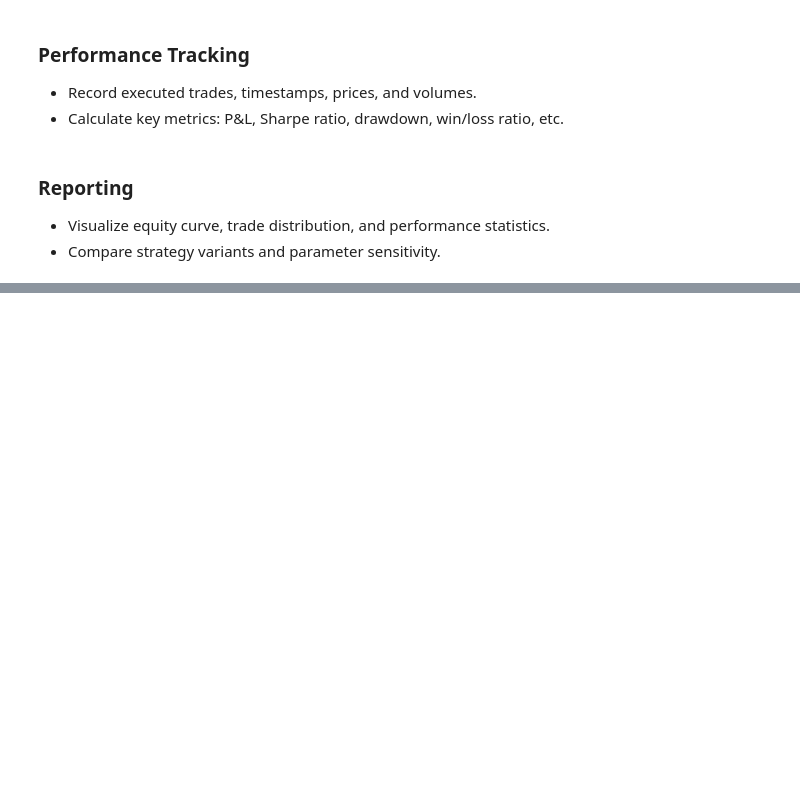
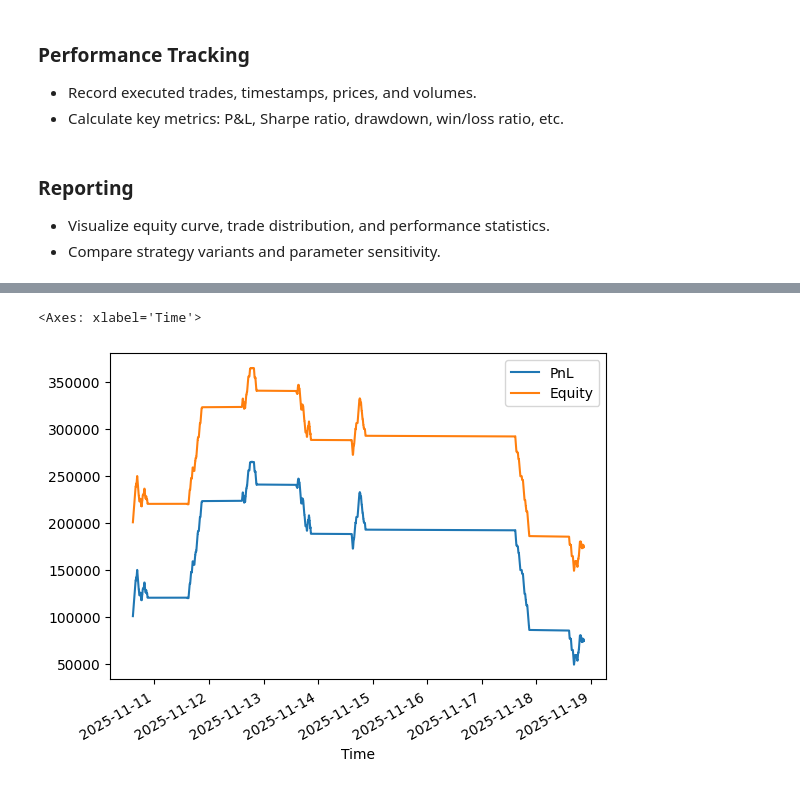
Before and after one commit to mmiah00/finm32500_Assignments, a Jupyter notebook: EndToEnd/StrategyBacktesting.ipynb, the cells around one changed output, grey strips where cells are left out. Drawn from its saved outputs; the diff is of its cells as text; code cells hidden in the pictures; blank space fills up the shorter version.

```diff
--- a/EndToEnd/StrategyBacktesting.ipynb
+++ b/EndToEnd/StrategyBacktesting.ipynb
@@ -122,0 +140,12 @@ def metrics(df,position):
+# %%
+def generate_equity_curve():
+    equity_curve = pd.DataFrame(list(pnls.items()), columns=['Time', 'PnL'])
+    equity_curve.set_index('Time', inplace=True)
+    equity_curve['Equity'] = equity_curve['PnL'] + order_manager.initial_capital
+    return equity_curve
+
+# generate_equity_curve()
+generate_equity_curve().plot()
+# %% [output]
+<Axes: xlabel='Time'>
+[figure, added]
```
Also changed, not shown: parts of 6 cells of this notebook, 1 other file.
